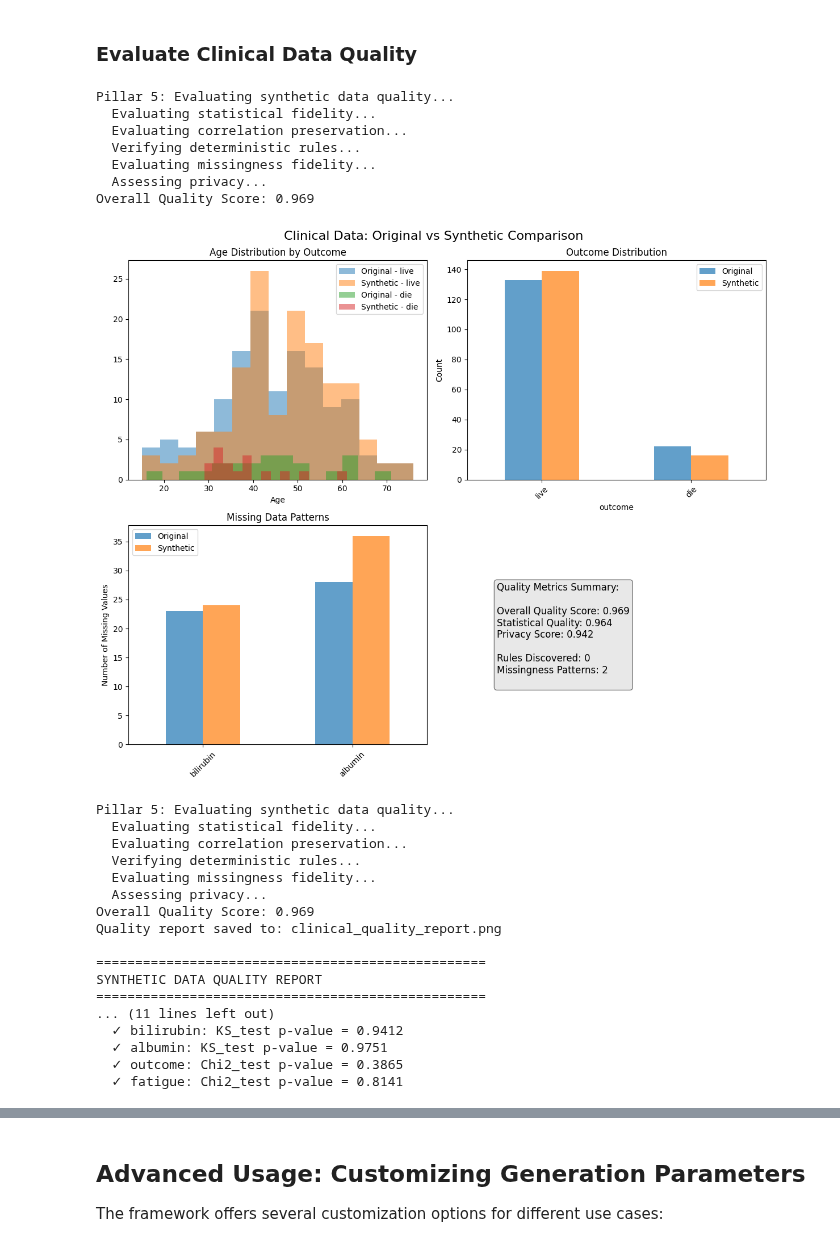
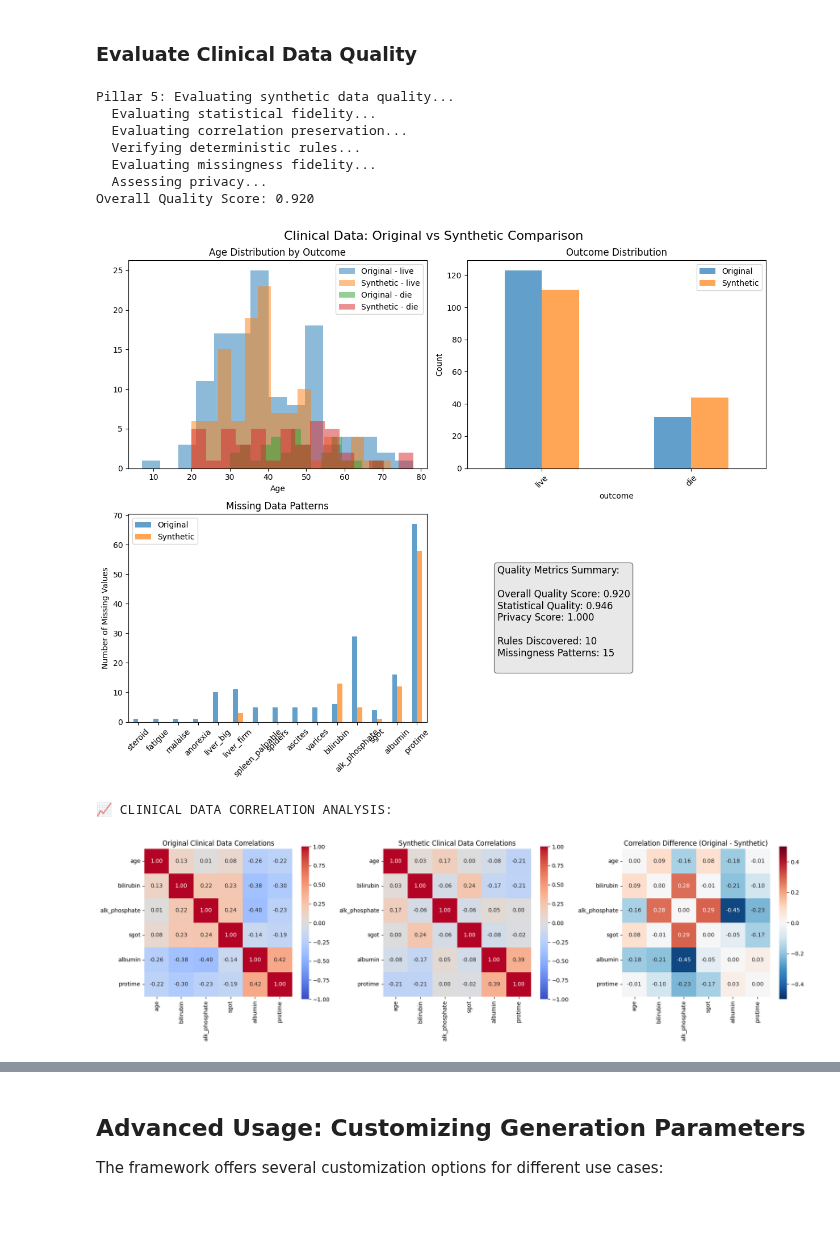
Before and after one commit to denizakdemir/denizakdemir.github.io, a Jupyter notebook: notebooks/synth-flow-notebook/synthetic-data-blog-notebook.ipynb, the cells around one changed output, grey strips where cells are left out. Drawn from its saved outputs; the diff is of its cells as text; code cells hidden in the pictures; blank space fills up the shorter version.

Commit message:
notebook original for synth-flow updated.

```diff
--- a/notebooks/synth-flow-notebook/synthetic-data-blog-notebook.ipynb
+++ b/notebooks/synth-flow-notebook/synthetic-data-blog-notebook.ipynb
@@ -420,7 +459,7 @@ def load_hepatitis_data():
     ]
 
     # Load the data
-    data = pd.read_csv('data/hepatitis.csv', names=column_names, na_values='?')
+    data = pd.read_csv('synth-flow/data/hepatitis.csv', names=column_names, na_values='?')
 
     # Convert categorical variables to meaningful labels
     binary_map = {1: 'no', 2: 'yes'}
@@ -566,49 +621,73 @@ if not missing_comparison.empty:
     axes[1, 0].set_ylabel('Number of Missing Values')
     axes[1, 0].set_xticklabels(axes[1, 0].get_xticklabels(), rotation=45)
 
 # 4. Quality metrics summary
 axes[1, 1].axis('off')
 quality_text = f"""Quality Metrics Summary:
 
 Overall Quality Score: {clinical_evaluation['overall_quality_score']:.3f}
 Statistical Quality: {clinical_evaluation['overall_statistical_quality']:.3f}
 Privacy Score: {1-clinical_evaluation['privacy_assessment']['exact_duplicate_rate']:.3f}
 
 Rules Discovered: {len(clinical_generator.deterministic_rules)}
 Missingness Patterns: {len(clinical_generator.missingness_models)}
 """
 axes[1, 1].text(0.1, 0.5, quality_text, fontsize=12, verticalalignment='center',
                 bbox=dict(boxstyle='round', facecolor='lightgray', alpha=0.5))
 
 plt.tight_layout()
 plt.savefig('clinical_data_comparison.png', dpi=300, bbox_inches='tight')
 plt.show()
 
+# Display correlation matrices as heatmaps if available
+if 'correlation_preservation' in clinical_evaluation:
+    print("\n📈 CLINICAL DATA CORRELATION ANALYSIS:")
+
+    # Extract correlation data
+    orig_corr_dict = clinical_evaluation['correlation_preservation']['original_correlations']
+    synth_corr_dict = clinical_evaluation['correlation_preservation']['synthetic_correlations']
+
+    # Get numeric columns
+    numeric_cols = [col for col, dtype in clinical_generator.data_profile.items()
+                   if dtype in ['continuous', 'integer']]
+
+    if len(numeric_cols) >= 2:
+        # Convert dictionaries to DataFrames
+        orig_corr = pd.DataFrame(orig_corr_dict)[numeric_cols].loc[numeric_cols]
+        synth_corr = pd.DataFrame(synth_corr_dict)[numeric_cols].loc[numeric_cols]
+
+        # Create correlation heatmaps
+        fig, (ax1, ax2, ax3) = plt.subplots(1, 3, figsize=(18, 5))
+
+        # Original correlation
+        sns.heatmap(orig_corr, annot=True, fmt='.2f', cmap='coolwarm', center=0,
+                    square=True, ax=ax1, vmin=-1, vmax=1)
+        ax1.set_title('Original Clinical Data Correlations')
+
+        # Synthetic correlation
+        sns.heatmap(synth_corr, annot=True, fmt='.2f', cmap='coolwarm', center=0,
+                    square=True, ax=ax2, vmin=-1, vmax=1)
+        ax2.set_title('Synthetic Clinical Data Correlations')
+
+        # Difference
+        corr_diff = orig_corr - synth_corr
+        sns.heatmap(corr_diff, annot=True, fmt='.2f', cmap='RdBu_r', center=0,
+                    square=True, ax=ax3, vmin=-0.5, vmax=0.5)
+        ax3.set_title('Correlation Difference (Original - Synthetic)')
+
+        plt.tight_layout()
+        plt.show()
+
 # Generate detailed quality report
 clinical_generator.generate_report(save_path="clinical_quality_report.png")
 # %% [output]
 Pillar 5: Evaluating synthetic data quality...
   Evaluating statistical fidelity...
   Evaluating correlation preservation...
   Verifying deterministic rules...
   Evaluating missingness fidelity...
   Assessing privacy...
-Overall Quality Score: 0.969
+Overall Quality Score: 0.920
-[figure, old version]
+[figure, new version]
-Pillar 5: Evaluating synthetic data quality...
-  Evaluating statistical fidelity...
-  Evaluating correlation preservation...
-  Verifying deterministic rules...
-  Evaluating missingness fidelity...
-  Assessing privacy...
-Overall Quality Score: 0.969
-Quality report saved to: clinical_quality_report.png
-
-==================================================
-SYNTHETIC DATA QUALITY REPORT
-==================================================
-... (11 lines left out)
-  ✓ bilirubin: KS_test p-value = 0.9412
-  ✓ albumin: KS_test p-value = 0.9751
-  ✓ outcome: Chi2_test p-value = 0.3865
-  ✓ fatigue: Chi2_test p-value = 0.8141
+📈 CLINICAL DATA CORRELATION ANALYSIS:
+[figure, new version]
```
Also changed, not shown: parts of 8 cells of this notebook, 1 other file.
